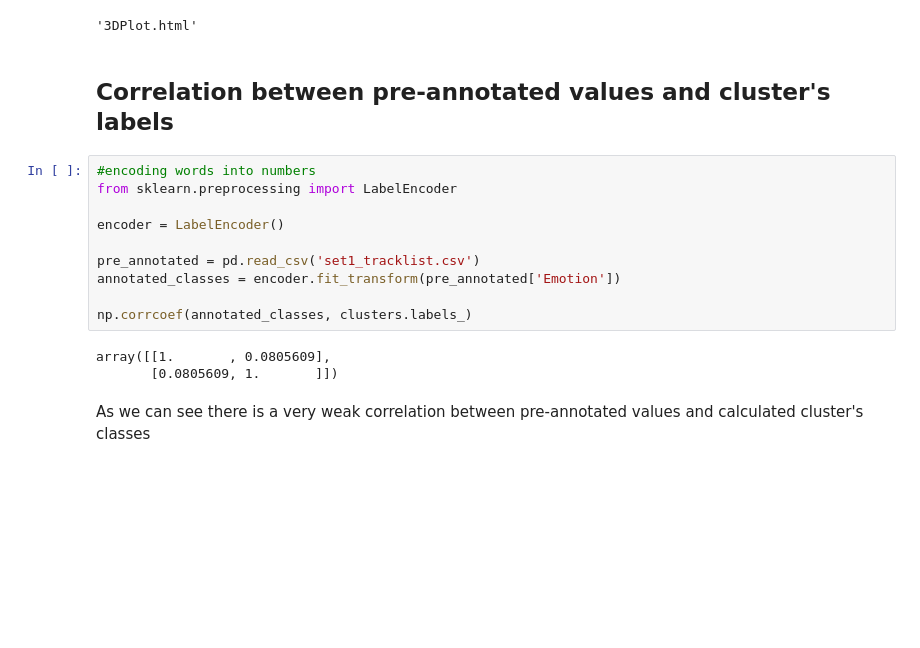
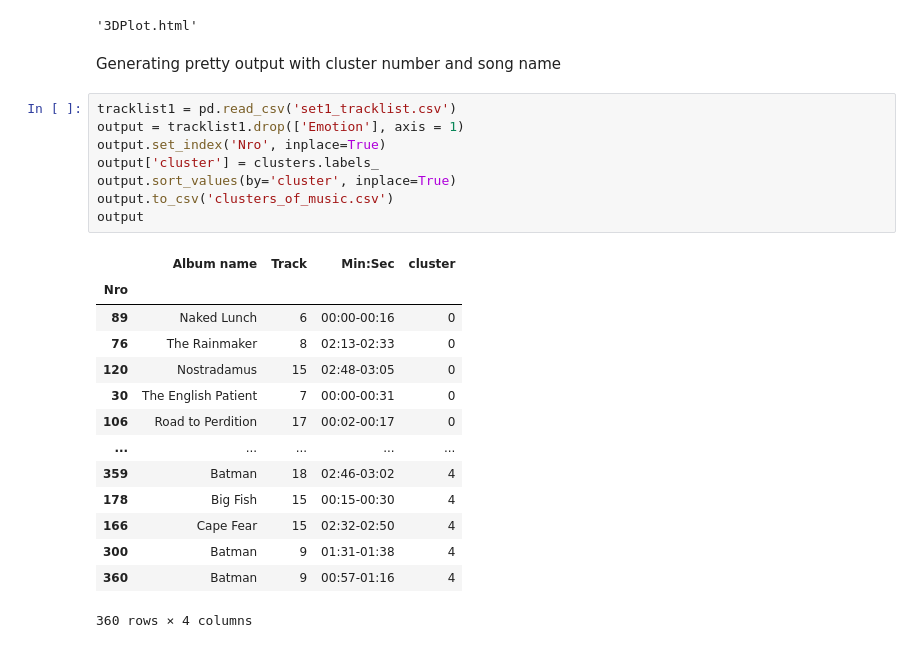
Before and after one commit to DimaKurd/neurotechnology_and_affective_computing, a Jupyter notebook: feautureExtraction.ipynb, the cells around one changed output. Cells and saved outputs as stored; diff of their text form; blank space fills up the shorter version.

```diff
--- a/feautureExtraction.ipynb
+++ b/feautureExtraction.ipynb
@@ -172,20 +131,28 @@ plotly.offline.plot({"data": [fig1, fig2],
                      filename="3DPlot.html")
 # %% [output]
 '3DPlot.html'
-# %% [markdown]
-<h2>Correlation between pre-annotated values and cluster's labels</h2
-# %%
-#encoding words into numbers
-from sklearn.preprocessing import LabelEncoder
-
-encoder = LabelEncoder()
-
-pre_annotated = pd.read_csv('set1_tracklist.csv')
-annotated_classes = encoder.fit_transform(pre_annotated['Emotion'])
-
-np.corrcoef(annotated_classes, clusters.labels_)
-# %% [output]
-array([[1.       , 0.0805609],
-       [0.0805609, 1.       ]])
-# %% [markdown]
-As we can see there is a very weak correlation between pre-annotated values and calculated cluster's classes
+# %% [markdown]
+Generating pretty output with cluster number and song name
+# %%
+tracklist1 = pd.read_csv('set1_tracklist.csv')
+output = tracklist1.drop(['Emotion'], axis = 1)
+output.set_index('Nro', inplace=True)
+output['cluster'] = clusters.labels_
+output.sort_values(by='cluster', inplace=True)
+output.to_csv('clusters_of_music.csv')
+output
+# %% [output]
+|  | Album name | Track | Min:Sec | cluster |
+| Nro |  |  |  |  |
+| 89 | Naked Lunch | 6 | 00:00-00:16 | 0 |
+| 76 | The Rainmaker | 8 | 02:13-02:33 | 0 |
+| 120 | Nostradamus | 15 | 02:48-03:05 | 0 |
+| 30 | The English Patient | 7 | 00:00-00:31 | 0 |
+| 106 | Road to Perdition | 17 | 00:02-00:17 | 0 |
+| ... | ... | ... | ... | ... |
+| 359 | Batman | 18 | 02:46-03:02 | 4 |
+| 178 | Big Fish | 15 | 00:15-00:30 | 4 |
+| 166 | Cape Fear | 15 | 02:32-02:50 | 4 |
+| 300 | Batman | 9 | 01:31-01:38 | 4 |
+| 360 | Batman | 9 | 00:57-01:16 | 4 |
+360 rows × 4 columns
```
Also changed, not shown: parts of 12 cells of this notebook, 3 other files.
